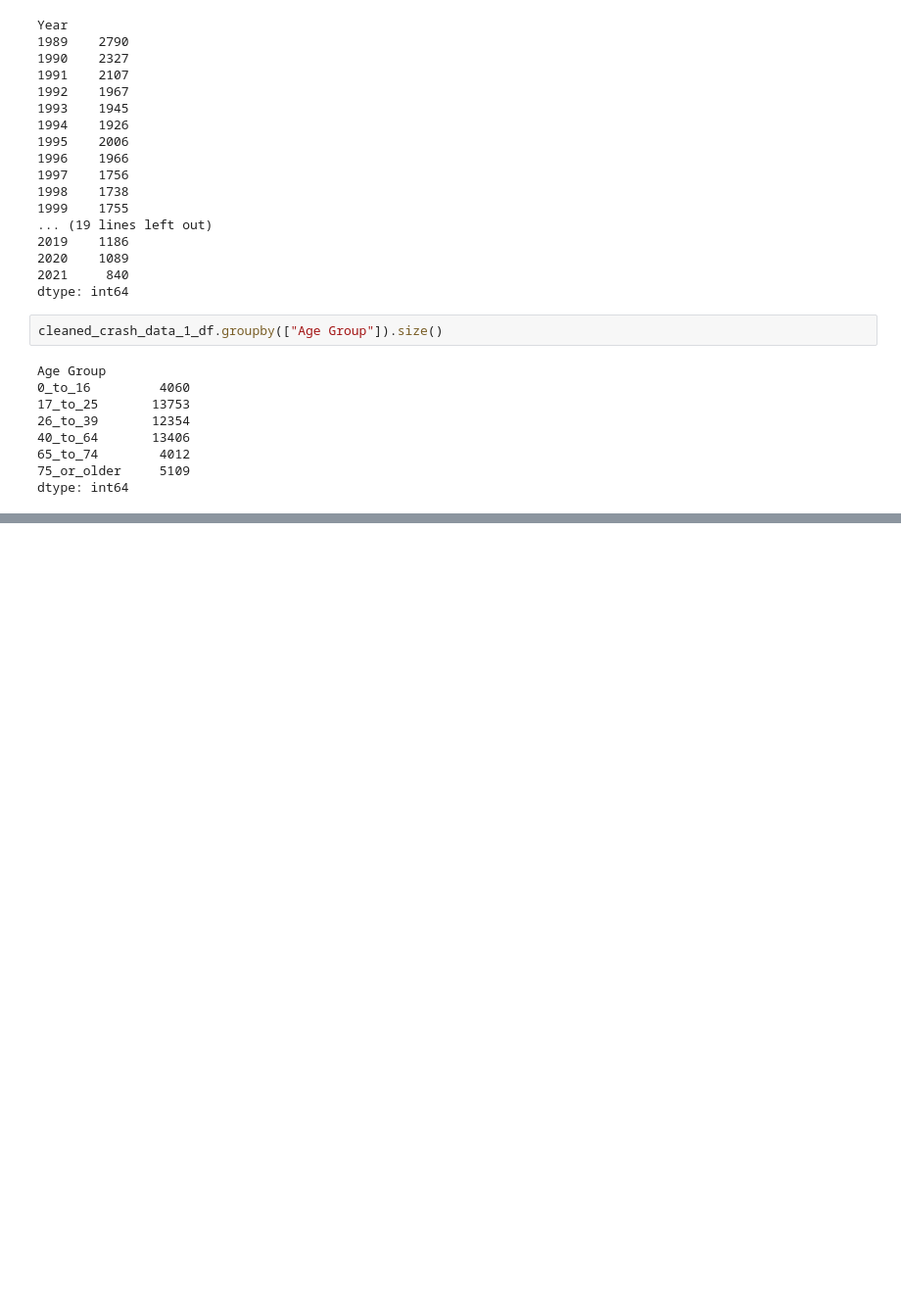
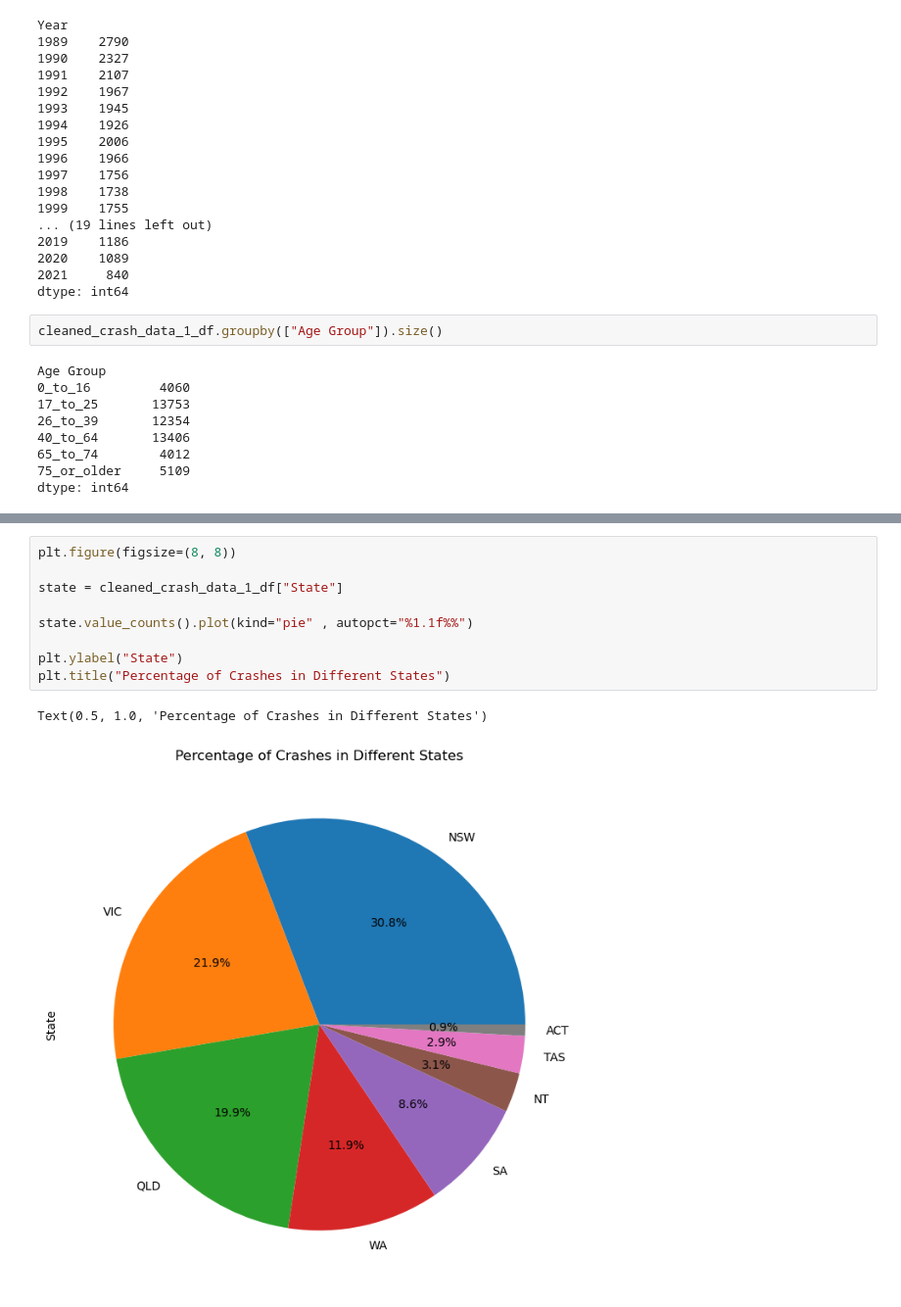
Before and after one commit to Kapedes/project-1-group-2, a Jupyter notebook: Project_1.ipynb, the cells around one changed output, grey strips where cells are left out. Shown: that part at 98% size. Cells and saved outputs as stored; diff of their text form; blank space fills up the shorter version.

```diff
--- a/Project_1.ipynb
+++ b/Project_1.ipynb
@@ -178,0 +215,12 @@ dtype: int64
+# %%
+plt.figure(figsize=(8, 8))
+
+state = cleaned_crash_data_1_df["State"]
+
+state.value_counts().plot(kind="pie" , autopct="%1.1f%%")
+
+plt.ylabel("State")
+plt.title("Percentage of Crashes in Different States")
+# %% [output]
+Text(0.5, 1.0, 'Percentage of Crashes in Different States')
+[figure, added]
```
Also changed, not shown: parts of 3 cells of this notebook.
